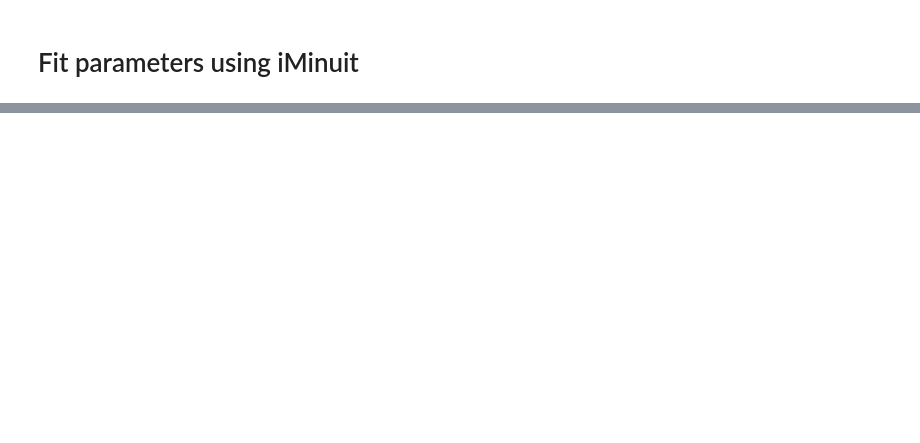
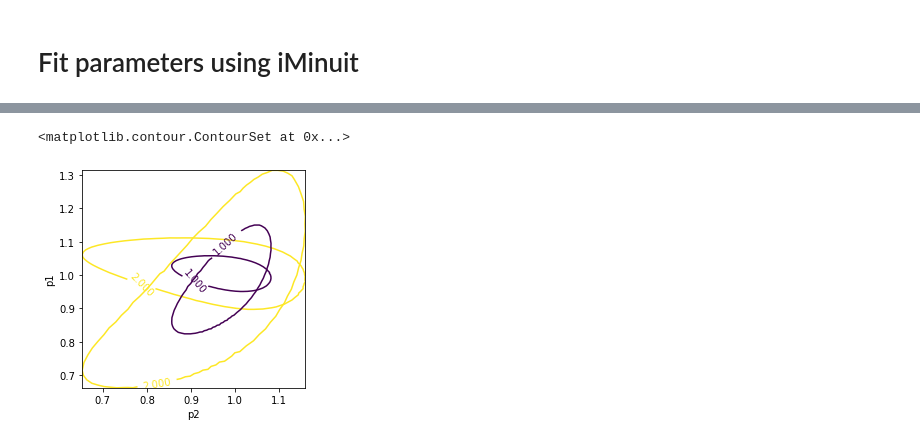
Before and after one commit to payerne/DC2Analysis, a Jupyter notebook: examples/Example_Fit_With_Iminuit.ipynb, the cells around one changed output, grey strips where cells are left out. Saved outputs shown, nothing was run; the diff lists cells and outputs as text; code cells hidden in the pictures; blank space fills up the shorter version.

```diff
--- a/examples/Example_Fit_With_Iminuit.ipynb
+++ b/examples/Example_Fit_With_Iminuit.ipynb
@@ -117,0 +126,7 @@ plt.show()
+# %%
+plt.figure(figsize = (4,4))
+m.draw_mncontour('p2','p3')
+m.draw_mncontour('p2','p1')
+# %% [output]
+<matplotlib.contour.ContourSet at 0x...>
+[figure, added]
```
Also changed, not shown: parts of 12 cells of this notebook, 40 other files.
